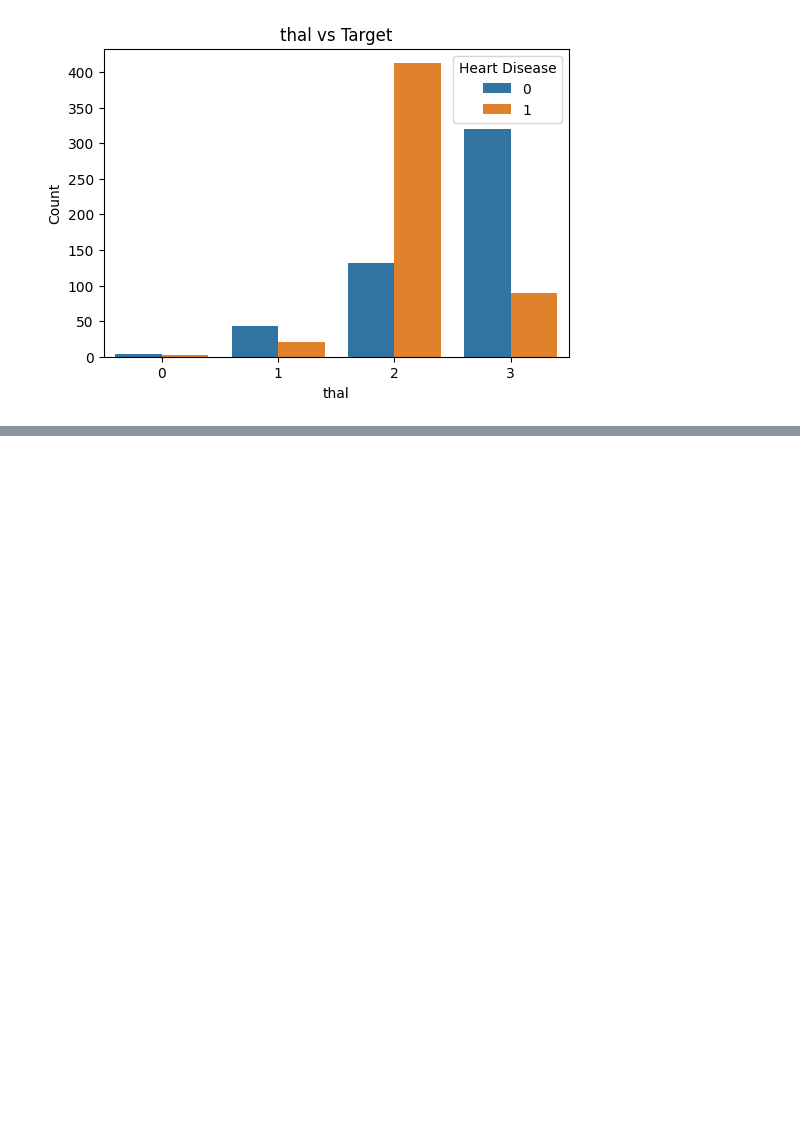
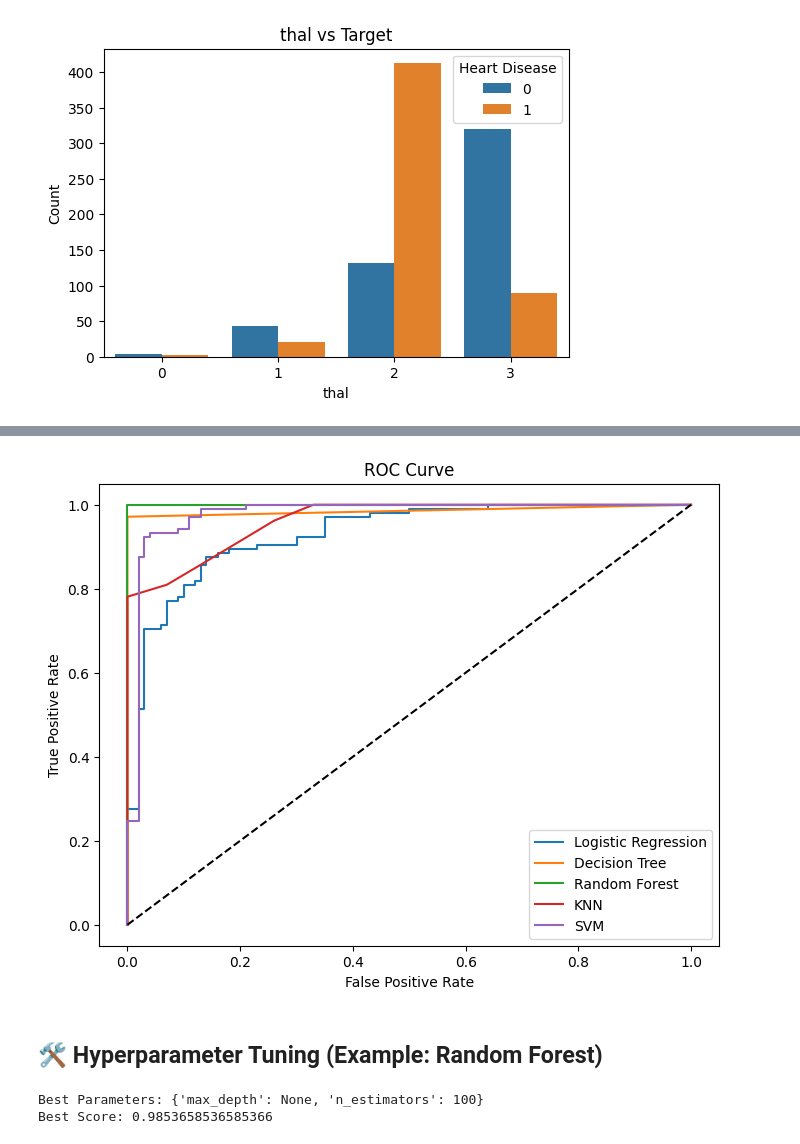
Before and after one commit to MoksedurRahman/heart_disease_classification, a Jupyter notebook: notebooks/heart-disease-classification.ipynb, the cells around one changed output, grey strips where cells are left out. Drawn from its saved outputs; the diff is of its cells as text; code cells hidden in the pictures; blank space fills up the shorter version.

Commit message:
classification

```diff
--- a/notebooks/heart-disease-classification.ipynb
+++ b/notebooks/heart-disease-classification.ipynb
@@ -146,0 +176,4 @@ for col in categorical_cols:
+# %%
+from sklearn.model_selection import train_test_split
+
+X_train, X_test, y_train, y_test = train_test_split(X_scaled, y, test_size=0.2, random_state=42, stratify=y)
@@ -146,0 +210,5 @@ for col in categorical_cols:
+# %%
+from sklearn.neighbors import KNeighborsClassifier
+
+knn = KNeighborsClassifier()
+knn.fit(X_train, y_train)
@@ -146,0 +219,6 @@ for col in categorical_cols:
+# %%
+
+from sklearn.svm import SVC
+
+svm = SVC(probability=True)
+svm.fit(X_train, y_train)
@@ -146,0 +229,13 @@ for col in categorical_cols:
+# %%
+from sklearn.metrics import classification_report, confusion_matrix, roc_auc_score
+
+models = {'Logistic Regression': lr, 'Decision Tree': dt, 'Random Forest': rf, 'KNN': knn, 'SVM': svm}
+
+for name, model in models.items():
+    print(f"📌 {name}")
+    y_pred = model.predict(X_test)
+    print(confusion_matrix(y_test, y_pred))
+    print(classification_report(y_test, y_pred))
+    if hasattr(model, "predict_proba"):
+        print("ROC-AUC:", roc_auc_score(y_test, model.predict_proba(X_test)[:, 1]))
+    print("="*50)
@@ -146,0 +260,37 @@ for col in categorical_cols:
+# %%
+
+from sklearn.metrics import roc_curve
+
+plt.figure(figsize=(8,6))
+
+for name, model in models.items():
+    if hasattr(model, "predict_proba"):
+        fpr, tpr, _ = roc_curve(y_test, model.predict_proba(X_test)[:, 1])
+        plt.plot(fpr, tpr, label=name)
+
+plt.plot([0,1], [0,1], 'k--')
+plt.xlabel("False Positive Rate")
+plt.ylabel("True Positive Rate")
+plt.title("ROC Curve")
+plt.legend()
+plt.show()
+# %% [output]
+[figure, added]
+# %% [markdown]
+## 🛠️ Hyperparameter Tuning (Example: Random Forest)
+# %%
+from sklearn.model_selection import GridSearchCV
+
+param_grid = {
+    'n_estimators': [100, 200],
+    'max_depth': [None, 10, 20]
+}
+
+grid = GridSearchCV(RandomForestClassifier(), param_grid, cv=5)
+grid.fit(X_train, y_train)
+
+print("Best Parameters:", grid.best_params_)
+print("Best Score:", grid.best_score_)
+# %% [output]
+Best Parameters: {'max_depth': None, 'n_estimators': 100}
+Best Score: 0.9853658536585366
```
Also changed, not shown: parts of 22 cells of this notebook, 1 other file.
